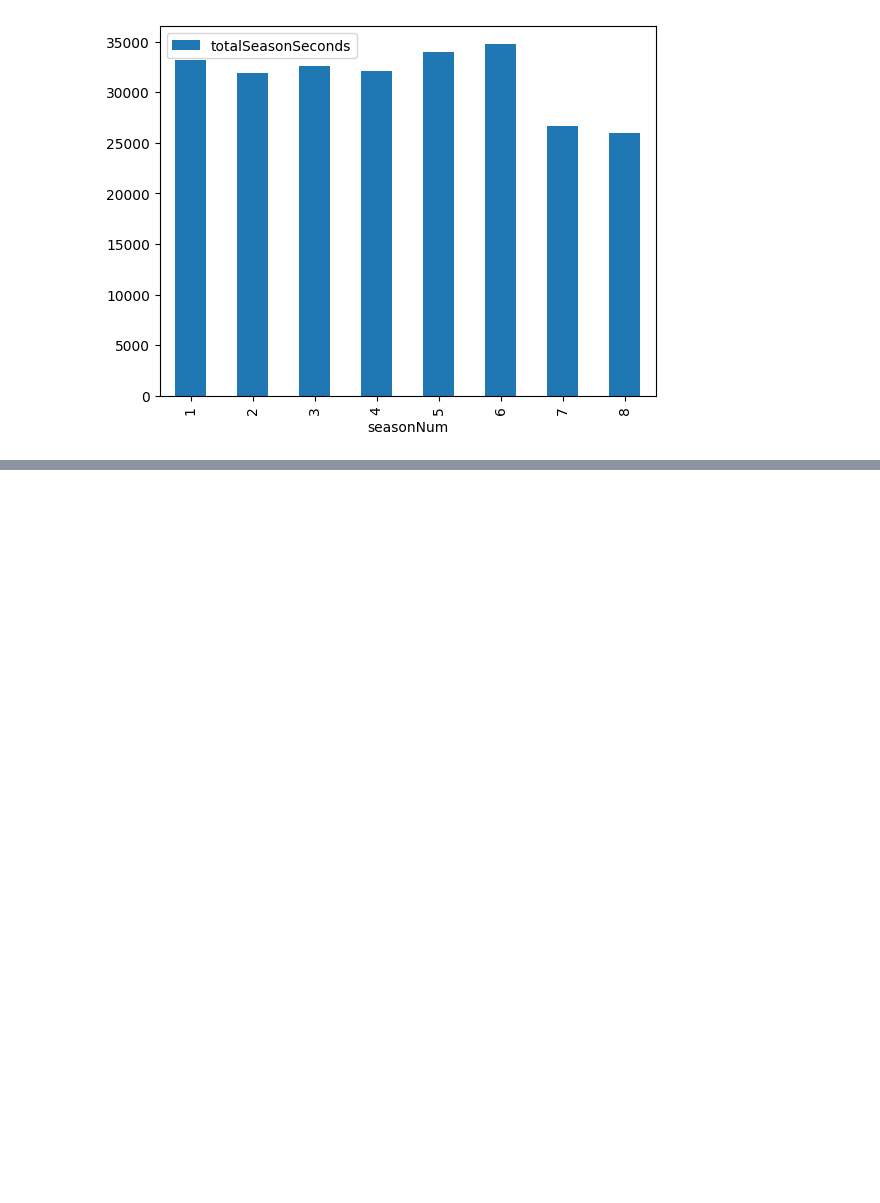
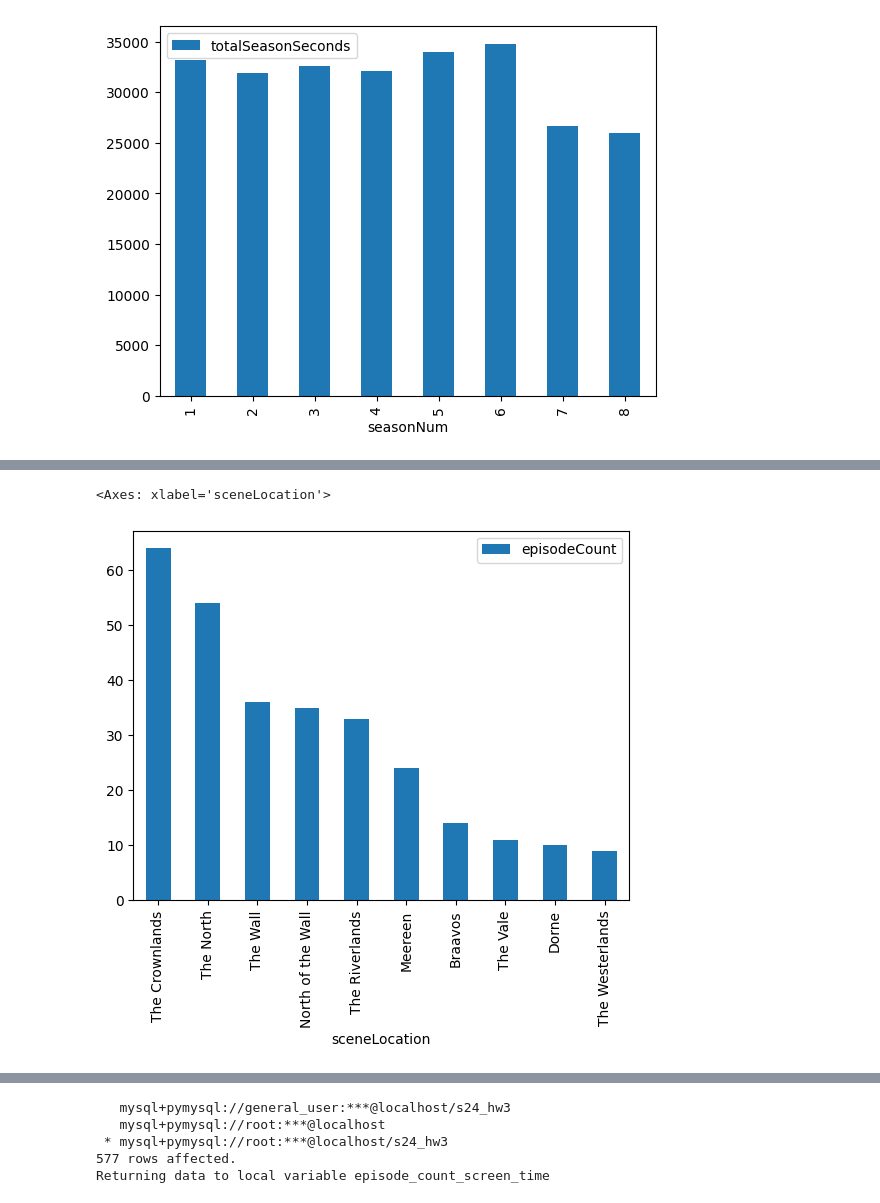
Before and after one commit to zhiyuan0828/W4111-Intro-to-Databases-Spring-2024, a Jupyter notebook: Homework/HW3/S24-W4111-HW3.ipynb, the cells around one changed output, grey strips where cells are left out. Cells and saved outputs as stored; diff of their text form; code cells hidden in the pictures; blank space fills up the shorter version.

```diff
--- a/Homework/HW3/S24-W4111-HW3.ipynb
+++ b/Homework/HW3/S24-W4111-HW3.ipynb
@@ -945,5 +992,10 @@ location_episode_count
 # %%
 # TODO: visualization
+
+location_episode_count.plot.bar(x='sceneLocation', y='episodeCount')
+# %% [output]
+<Axes: xlabel='sceneLocation'>
+[figure, added]
 # %% [markdown]
 ## DV3
 
@@ -957,6 +1009,29 @@ location_episode_count
 %%sql
 
 episode_count_screen_time <<
+
+select
+    characterName,
+    count(distinct seasonNum, episodeNum) as episodeCount,
+    sum(time_to_sec(sceneEnd) - time_to_sec(sceneStart)) as sceneTime
+from(
+select
+    characterName,
+    es.episodeNum as episodeNum,
+    es.seasonNum as seasonNum,
+    sceneStart,
+    sceneEnd
+from episodes_characters ec
+left join episodes_scenes es
+    on ec.episodeNum = es.episodeNum and ec.seasonNum = es.seasonNum and ec.sceneNum = es.sceneNum
+) a
+group by characterName;
+# %% [output]
+   mysql+pymysql://general_user:***@localhost/s24_hw3
+   mysql+pymysql://root:***@localhost
+ * mysql+pymysql://root:***@localhost/s24_hw3
+577 rows affected.
+Returning data to local variable episode_count_screen_time
 # %%
 # SQL output
 # Output is big, so just show first 10 rows
```
Also changed, not shown: parts of 21 cells of this notebook.
